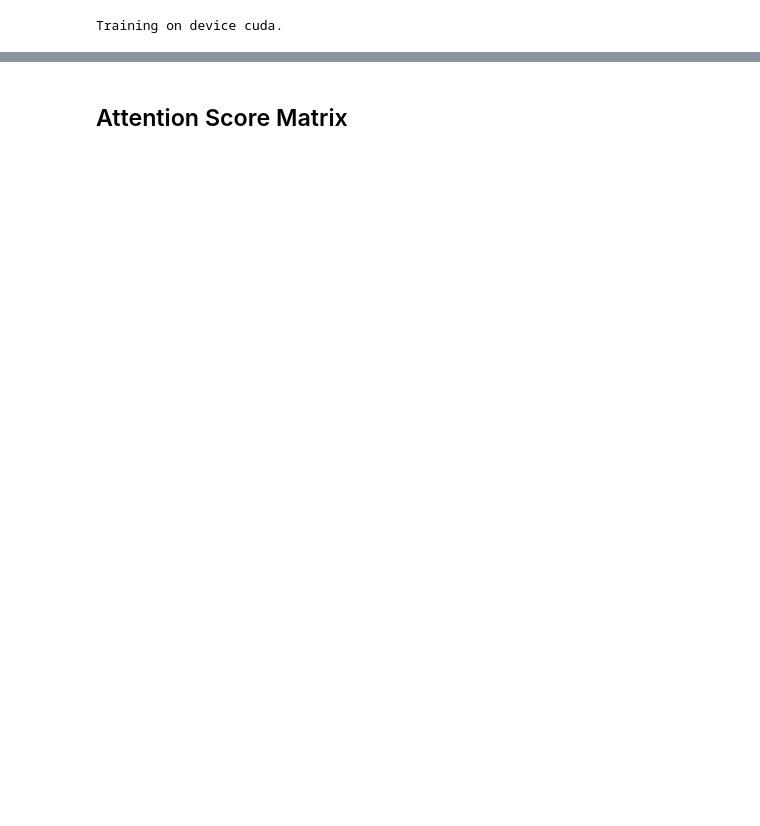
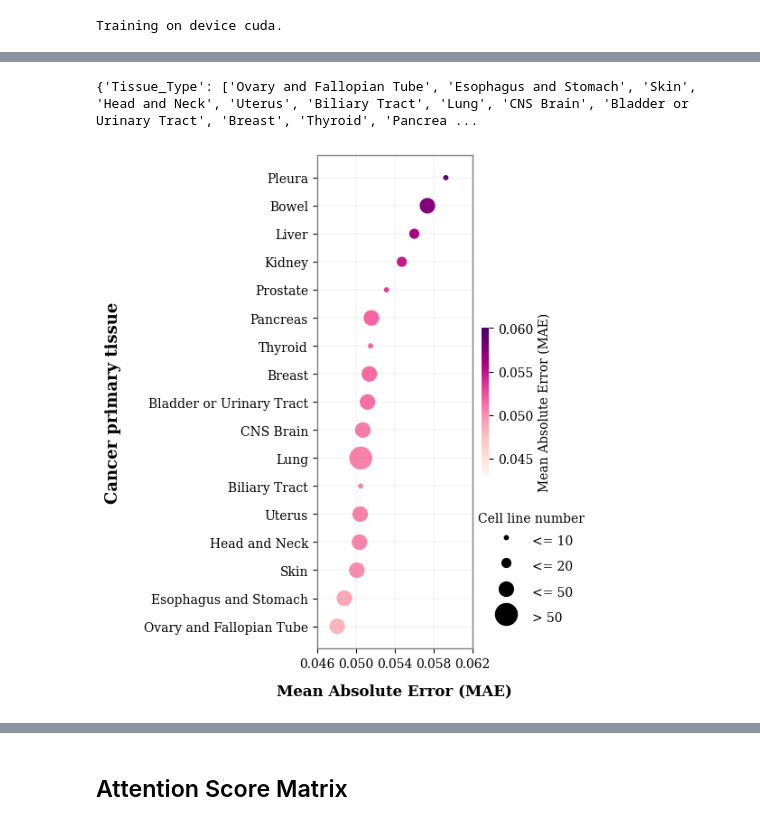
Before and after one commit to chiu-kai/ESPF_OMICS, a Jupyter notebook: inference2.ipynb, the cells around one changed output, grey strips where cells are left out. Drawn from its saved outputs; the diff is of its cells as text; code cells hidden in the pictures; blank space fills up the shorter version.

```diff
--- a/inference2.ipynb
+++ b/inference2.ipynb
@@ -471,0 +428,64 @@ predAUCmatrix_df = pd.read_csv("./inference/BestFold2_test_loss0.0044098_BestVal
+# %%
+combined_data = list(zip(dict['Tissue_Type'], dict['MAE'], dict['Sample_Size']))
+# Sort the list by the MAE value (second element of each tuple)
+sorted_dict = sorted(combined_data, key=lambda x: x[1])
+# Unzip the sorted dict back into separate lists
+sorted_tissue_type, sorted_mae, sorted_sample_size = zip(*sorted_dict)
+# Convert back to lists
+sorted_tissue_type = list(sorted_tissue_type)
+sorted_mae = list(sorted_mae)
+sorted_sample_size = list(sorted_sample_size)
+# Update the dictionary with sorted values
+sorted_data_dict = {'Tissue_Type': sorted_tissue_type,
+                    'MAE': sorted_mae,
+                    'Sample_Size': sorted_sample_size}
+print(sorted_data_dict)
+# %% [output]
+{'Tissue_Type': ['Ovary and Fallopian Tube', 'Esophagus and Stomach', 'Skin', 'Head and Neck', 'Uterus', 'Biliary Tract', 'Lung', 'CNS Brain', 'Bladder or Urinary Tract', 'Breast', 'Thyroid', 'Pancrea ...
+# %%
+import matplotlib.pyplot as plt
+import pandas as pd
+import numpy as np
+# Sample data
+data = pd.DataFrame(sorted_data_dict)
+# Define bubble size
+bubble_size = result = [10 if x <= 10 else
+                        50 if x <= 20 else
+                        130 if x <= 50 else
+                        300
+                        for x in data['Sample_Size']   ]
+# Create figure
+fig, ax = plt.subplots(figsize=(5, 6))
+plt.rcParams["font.family"] = "serif"
+# Scatter plot (bubble plot)
+sc = ax.scatter(
+    data['MAE'], data['Tissue_Type'],
+    s=bubble_size, c=data['MAE'], cmap='RdPu',vmin=0.043,vmax=0.060)
+# Add colorbar
+cbar = plt.colorbar(sc, ax=ax,shrink=0.3)
+cbar.set_label("Mean Absolute Error (MAE)")
+cbar.outline.set_visible(False) # remove the boundary/frame of the colorbar
+# Legend for sample sizes
+legend_sizes = [10, 50, 130, 300]  # Example reference sizes
+legend_labels = ["<= 10", "<= 20", "<= 50", "> 50"]
+legend_handles = [
+    plt.scatter([], [], s=size, color='black', label=label)
+    for size, label in zip(legend_sizes, legend_labels)]
+legend = ax.legend(
+    handles=legend_handles, title="Cell line number",
+    bbox_to_anchor=(1.8, 0.3),
+    handlelength=2.5,        # Length of the legend handles (e.g., lines)
+    handleheight=2.0, )
+legend.get_frame().set_visible(False)
+# Adjust layout to prevent cropping
+plt.tight_layout(rect=[0, 0, 1.2, 1])
+plt.grid(True, linestyle='-', color='gray', linewidth=0.3, alpha=0.3)
+plt.ylabel("Cancer primary tissue", fontsize=13, fontweight="bold", labelpad=18)
+plt.xlabel("Mean Absolute Error (MAE)", fontsize=12, fontweight="bold", labelpad=10)
+plt.xticks([0.046, 0.050, 0.054, 0.058, 0.062])
+for spine in plt.gca().spines.values(): # remove the boundary/frame of the plot
+    spine.set_color('gray')      # Set spine color to gray
+    spine.set_linewidth(1)
+plt.show()
+# %% [output]
+[figure, added]
```
Also changed, not shown: parts of 50 cells of this notebook, 8 other files.
